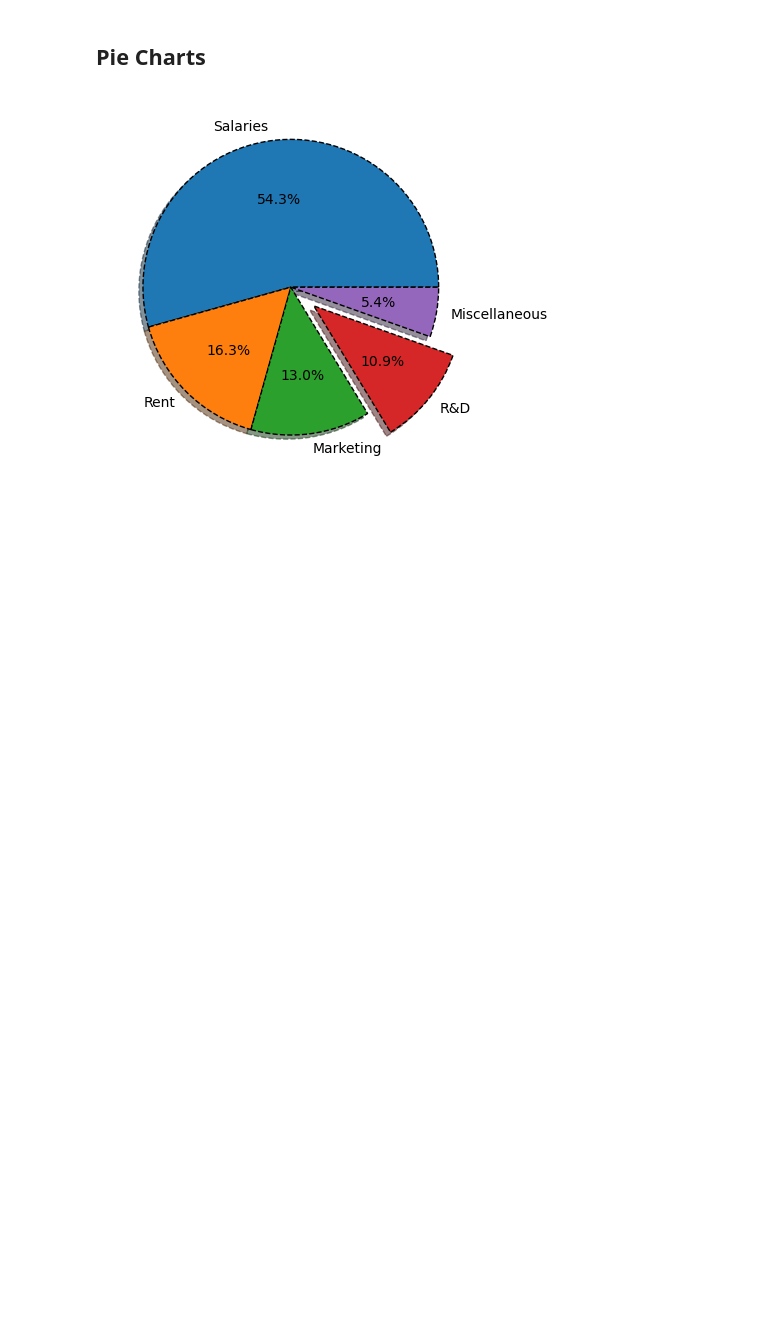
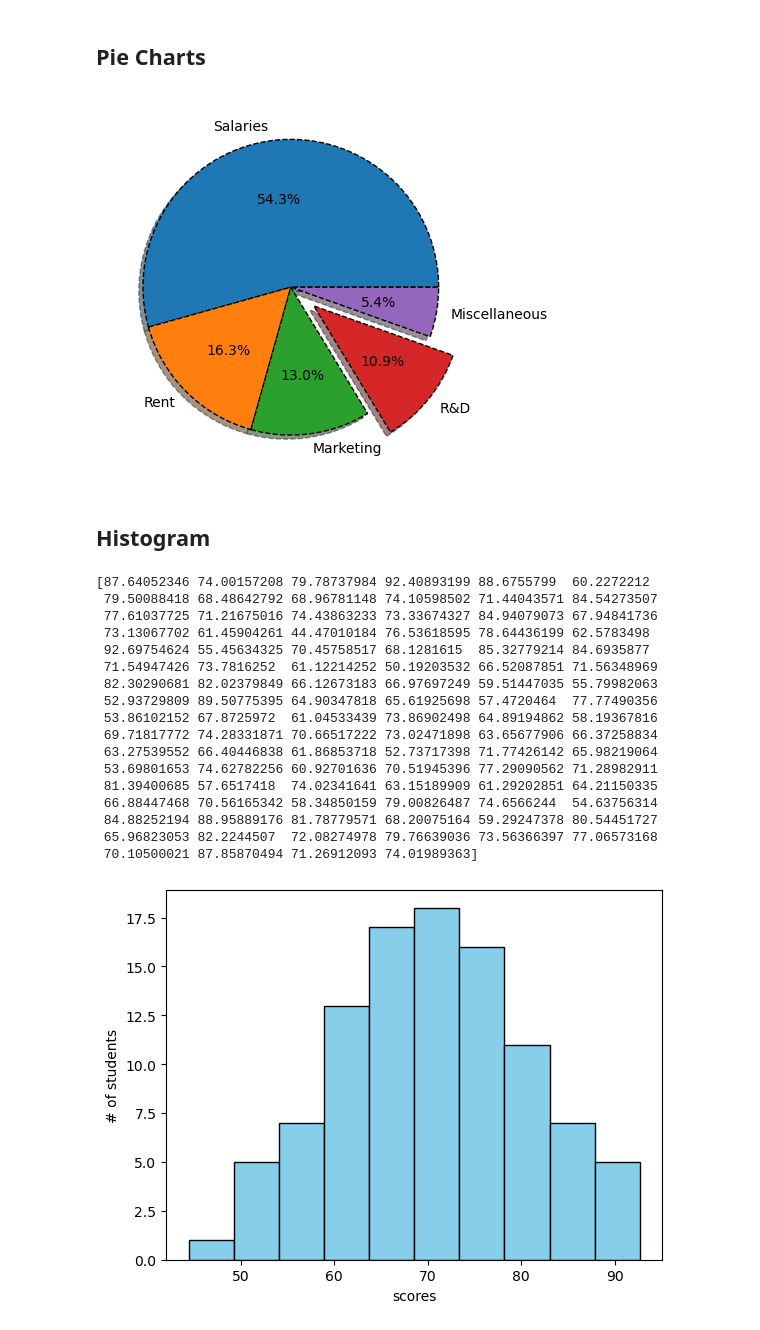
Before and after one commit to OMPRAKASH261/Prime-AI_ML_DS, a Jupyter notebook: DataVisualization/matplotlib_tutorial.ipynb, the cells around one changed output. Cells and saved outputs as stored; diff of their text form; code cells hidden in the pictures; blank space fills up the shorter version.

Commit message:
Histogram basic

```diff
--- a/DataVisualization/matplotlib_tutorial.ipynb
+++ b/DataVisualization/matplotlib_tutorial.ipynb
@@ -345,3 +345,39 @@ plt.pie(amounts, labels=expenses, autopct="%1.1f%%",
 plt.show()
 # %% [output]
 [figure]
+# %% [markdown]
+## Histogram
+# %%
+# Histogram
+import numpy as np
+import matplotlib.pyplot as plt
+
+np.random.seed(0)
+
+scores = np.random.normal(70, 10, 100) #normal distribution
+# bins = [0, 30, 70, 90, 100]
+# plt.hist(scores, color="skyblue", edgecolor="black", bins=bins)
+
+plt.hist(scores, color="skyblue", edgecolor="black", bins=10)
+plt.ylabel("# of students")
+plt.xlabel("scores")
+print(scores)
+# %% [output]
+[87.64052346 74.00157208 79.78737984 92.40893199 88.6755799  60.2272212
+ 79.50088418 68.48642792 68.96781148 74.10598502 71.44043571 84.54273507
+ 77.61037725 71.21675016 74.43863233 73.33674327 84.94079073 67.94841736
+ 73.13067702 61.45904261 44.47010184 76.53618595 78.64436199 62.5783498
+ 92.69754624 55.45634325 70.45758517 68.1281615  85.32779214 84.6935877
+ 71.54947426 73.7816252  61.12214252 50.19203532 66.52087851 71.56348969
+ 82.30290681 82.02379849 66.12673183 66.97697249 59.51447035 55.79982063
+ 52.93729809 89.50775395 64.90347818 65.61925698 57.4720464  77.77490356
+ 53.86102152 67.8725972  61.04533439 73.86902498 64.89194862 58.19367816
+ 69.71817772 74.28331871 70.66517222 73.02471898 63.65677906 66.37258834
+ 63.27539552 66.40446838 61.86853718 52.73717398 71.77426142 65.98219064
+ 53.69801653 74.62782256 60.92701636 70.51945396 77.29090562 71.28982911
+ 81.39400685 57.6517418  74.02341641 63.15189909 61.29202851 64.21150335
+ 66.88447468 70.56165342 58.34850159 79.00826487 74.6566244  54.63756314
+ 84.88252194 88.95889176 81.78779571 68.20075164 59.29247378 80.54451727
+ 65.96823053 82.2244507  72.08274978 79.76639036 73.56366397 77.06573168
+ 70.10500021 87.85870494 71.26912093 74.01989363]
+[figure, added]
```
Also changed, not shown: parts of 1 cell of this notebook.
